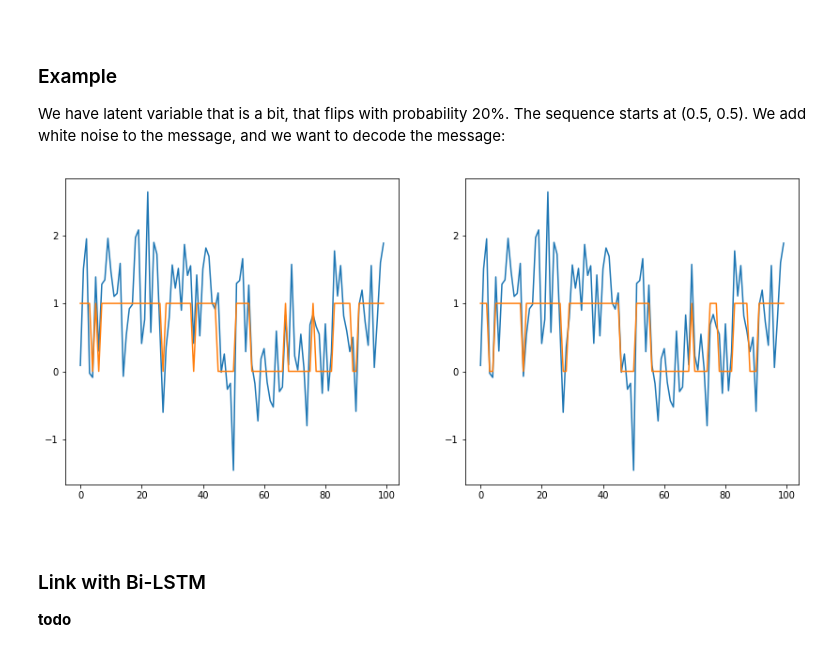
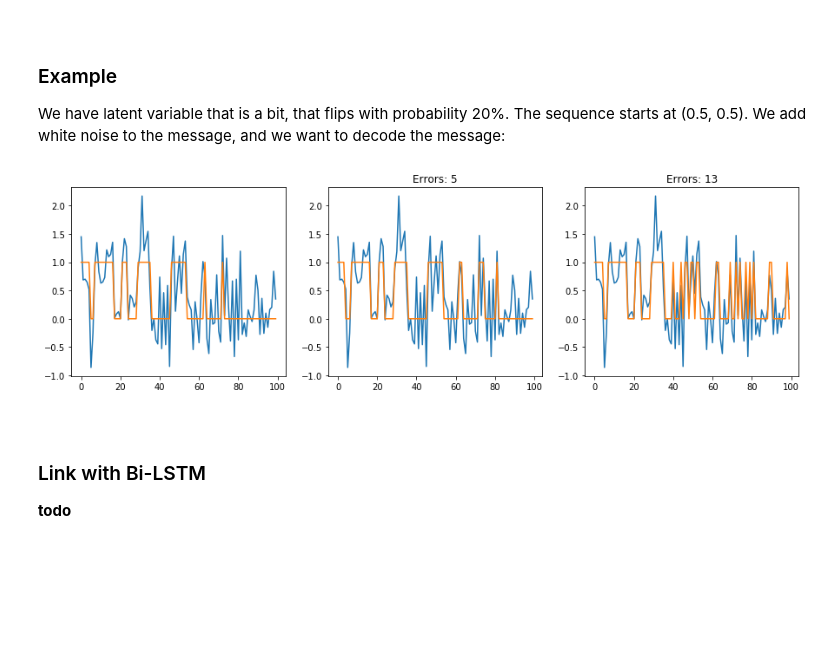
Before and after one commit to QuentinDuval/MLIntro, a Jupyter notebook: ml/0_basic_markov_process.ipynb, the cells around one changed output. Saved outputs shown, nothing was run; the diff lists cells and outputs as text; code cells hidden in the pictures; blank space fills up the shorter version.

```diff
--- a/ml/0_basic_markov_process.ipynb
+++ b/ml/0_basic_markov_process.ipynb
@@ -130,31 +130,49 @@ We have latent variable that is a bit, that flips with probability 20%. The sequ
 # %%
 noise_scale=0.5
 train_zs = np.cumsum(np.random.choice([0, 1], p=[0.8, 0.2], size=100)) % 2
 train_xs = train_zs + np.random.normal(loc=0., scale=noise_scale, size=train_zs.shape)
 
-alphas = np.full(shape=(len(train_zs), 2), fill_value=0.5)
-for i in range(1, len(alphas)):
-    for d in range(2):
-        p_x_z = stats.norm(loc=d, scale=noise_scale).pdf(train_xs[i])
-        alphas[i][d] = p_x_z * (alphas[i-1][d] * 0.8 + alphas[i-1][1-d] * 0.2)
 
-betas = np.full(shape=(len(train_zs), 2), fill_value=1.0)
-for i in reversed(range(0, len(betas)-1)):
-    for d in range(2):
-        betas[i][d] = betas[i+1][d] * 0.8 * stats.norm(loc=d, scale=noise_scale).pdf(train_xs[i+1])
-        betas[i][d] += betas[i+1][1-d] * 0.2 * stats.norm(loc=1-d, scale=noise_scale).pdf(train_xs[i+1])
+def hmm_decoding(train_xs):
+    alphas = np.full(shape=(len(train_zs), 2), fill_value=0.5)
+    for i in range(1, len(alphas)):
+        for d in range(2):
+            p_x_z = stats.norm(loc=d, scale=noise_scale).pdf(train_xs[i])
+            alphas[i][d] = p_x_z * (alphas[i-1][d] * 0.8 + alphas[i-1][1-d] * 0.2)
 
-p_zn = alphas * betas
-decoded = np.argmax(p_zn, axis=-1)
+    betas = np.full(shape=(len(train_zs), 2), fill_value=1.0)
+    for i in reversed(range(0, len(betas)-1)):
+        for d in range(2):
+            betas[i][d] = betas[i+1][d] * 0.8 * stats.norm(loc=d, scale=noise_scale).pdf(train_xs[i+1])
+            betas[i][d] += betas[i+1][1-d] * 0.2 * stats.norm(loc=1-d, scale=noise_scale).pdf(train_xs[i+1])
 
-_, ax = plt.subplots(figsize=(14,6), ncols=2)
+    p_zn = alphas * betas
+    return np.argmax(p_zn, axis=-1)
+
+
+def naive_decoding(train_xs):
+    p_x_z = np.full(shape=(len(train_zs), 2), fill_value=0.5)
+    for i in range(len(p_x_z)):
+        for d in range(2):
+            p_x_z[i][d] = stats.norm(loc=d, scale=noise_scale).pdf(train_xs[i])
+    return np.argmax(p_x_z, axis=-1)
+
+
+hmm_decoded = hmm_decoding(train_xs)
+naive_decoded = naive_decoding(train_xs)
+
+_, ax = plt.subplots(figsize=(15,4), ncols=3)
 ax[0].plot(train_xs)
 ax[0].plot(train_zs)
 ax[1].plot(train_xs)
-ax[1].plot(decoded)
+ax[1].plot(hmm_decoded)
+ax[1].set_title("Errors: " + str(np.sum(hmm_decoded != train_zs)))
+ax[2].plot(train_xs)
+ax[2].plot(naive_decoded)
+ax[2].set_title("Errors: " + str(np.sum(naive_decoded != train_zs)))
 plt.show()
 # %% [output]
-[figure, old version]
+[figure, new version]
 # %% [markdown]
 <br>
 
```
Also changed, not shown: parts of 1 cell of this notebook.
